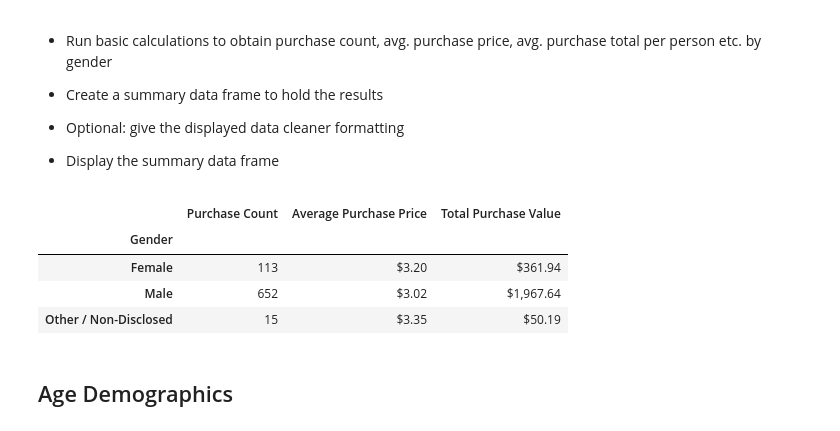
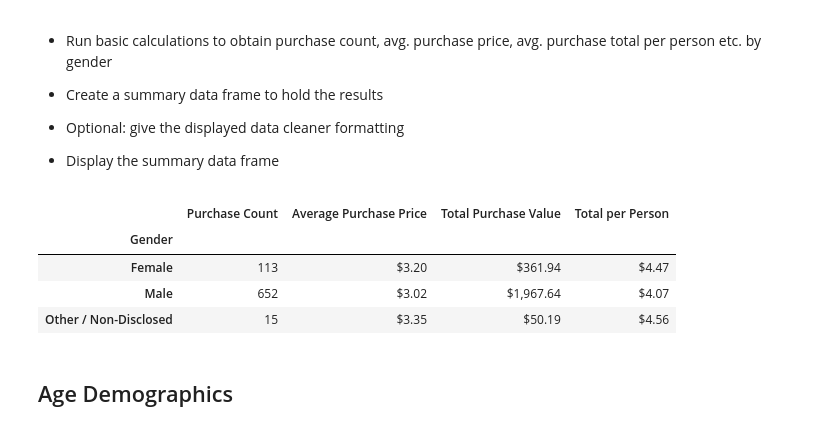
Before and after one commit to DinielleNelson/Homework04-Pandas, a Jupyter notebook: HeroesOfPymoli_DYN.ipynb, the cells around one changed output. Drawn from its saved outputs; the diff is of its cells as text; code cells hidden in the pictures.

```diff
--- a/HeroesOfPymoli_DYN.ipynb
+++ b/HeroesOfPymoli_DYN.ipynb
@@ -106,18 +105,26 @@ gen_dem
 # %%
 purchasing_gend = pd.DataFrame(gender["Purchase ID"].count())
 purchasing_gend.rename(columns={"Purchase ID":"Purchase Count"},inplace=True)
 purchasing_gend["Average Purchase Price"] = (gender["Price"].sum()) / purchasing_gend["Purchase Count"]
 purchasing_gend["Total Purchase Value"] = gender["Price"].sum()
-##purchasing_gend["Avg Purchase Total"] = (user_grp["Price"].sum())/(user_grp["Purchase ID"].count())
-#purchasing_gend["Avg Total Purchase per Person"] = 0
-user_grp = purchase_data.groupby("SN")
+
+buyers_gen = purchase_data.groupby(["SN", "Gender"])
+test_df = pd.DataFrame(buyers_gen["Price"].sum())
+test_df.rename(columns={"Price":"Total per Person"},inplace=True)
+
+
+gender2 = test_df.groupby("Gender")
+test2_df = pd.DataFrame(gender2["Total per Person"].mean())
+
+purchasing_gend = pd.merge(purchasing_gend,test2_df, on="Gender")
+
 purchasing_gend
 # %% [output]
-|  | Purchase Count | Average Purchase Price | Total Purchase Value |
-| Gender |  |  |  |
-| Female | 113 | $3.20 | $361.94 |
-| Male | 652 | $3.02 | $1,967.64 |
-| Other / Non-Disclosed | 15 | $3.35 | $50.19 |
+|  | Purchase Count | Average Purchase Price | Total Purchase Value | Total per Person |
+| Gender |  |  |  |  |
+| Female | 113 | $3.20 | $361.94 | $4.47 |
+| Male | 652 | $3.02 | $1,967.64 | $4.07 |
+| Other / Non-Disclosed | 15 | $3.35 | $50.19 | $4.56 |
 # %% [markdown]
 ## Age Demographics
 # %% [markdown]
```
Also changed, not shown: parts of 5 cells of this notebook, 1 other file.
